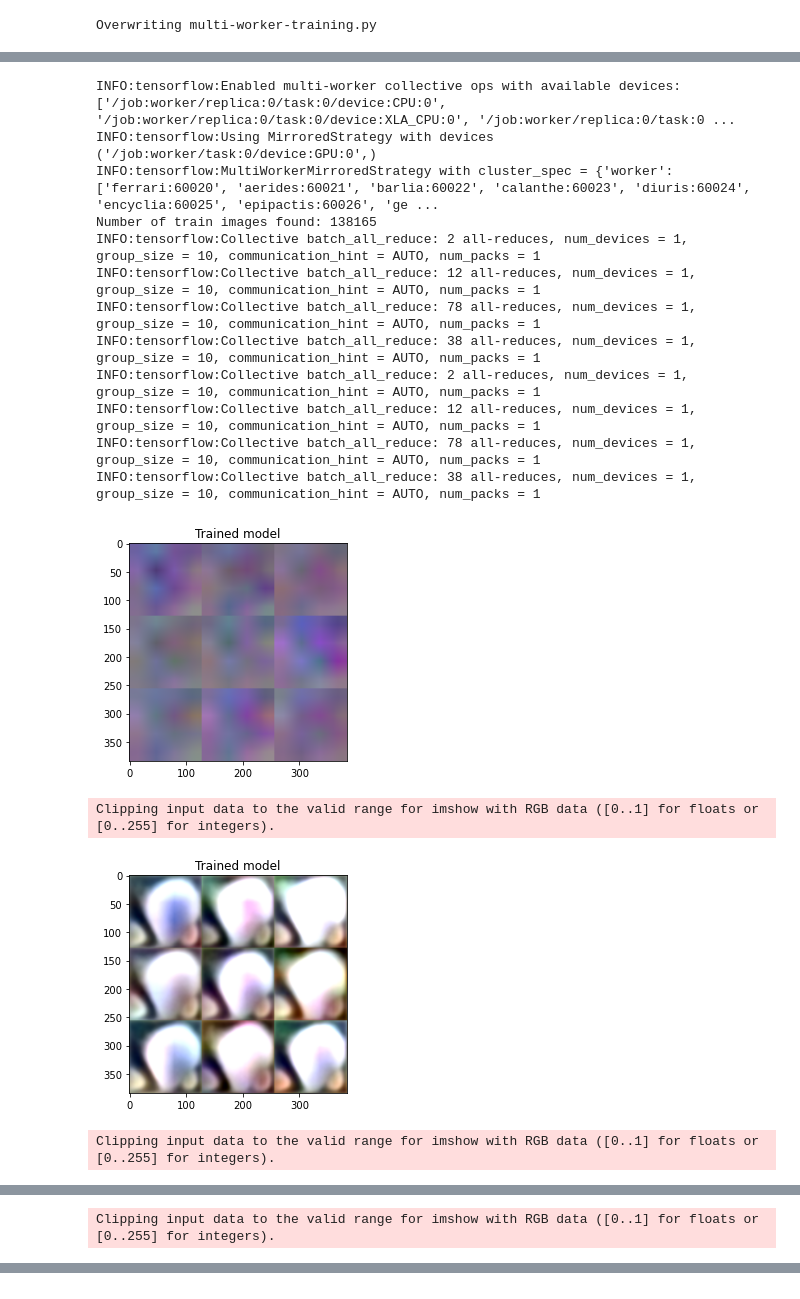
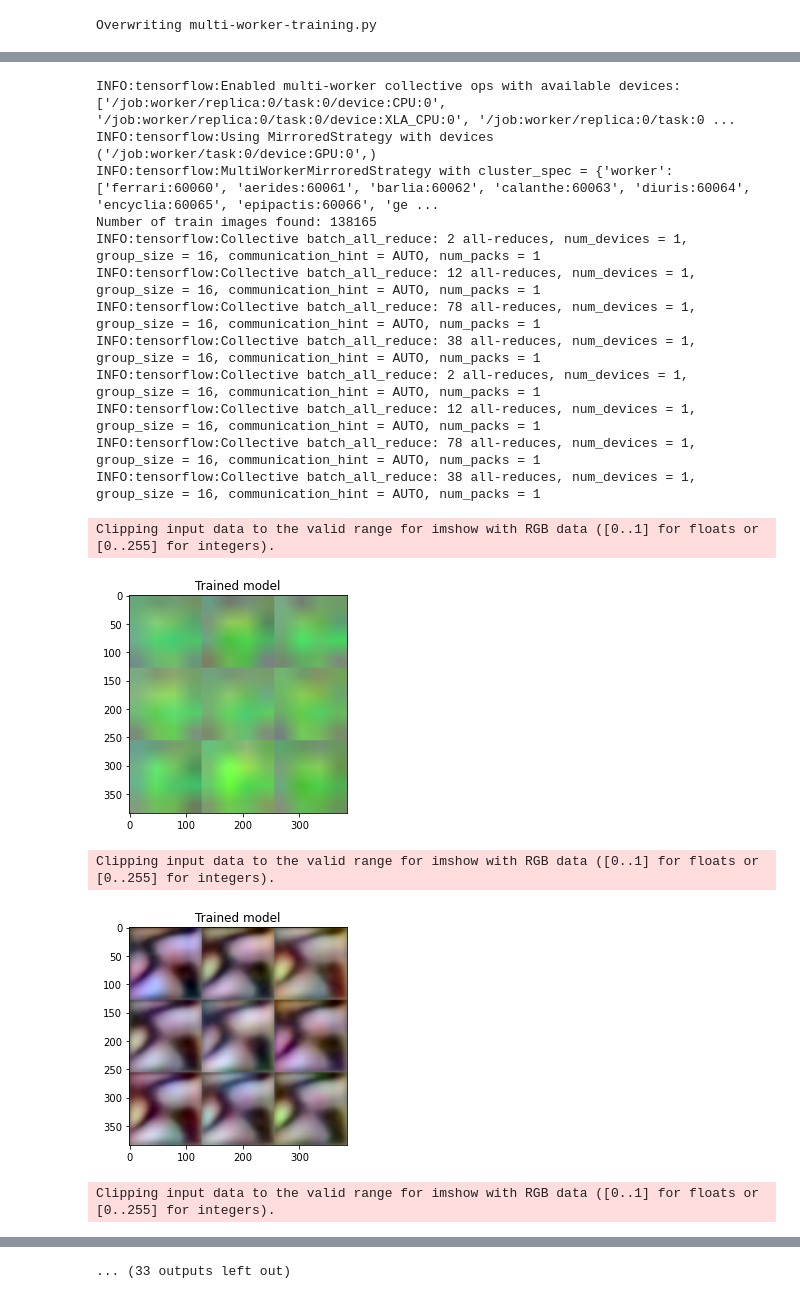
Before and after one commit to leoHeidel/stylegan2-keras, a Jupyter notebook: multi-worker-setup.ipynb, the cells around one changed output, grey strips where cells are left out. Drawn from its saved outputs; the diff is of its cells as text; code cells hidden in the pictures.

```diff
--- a/multi-worker-setup.ipynb
+++ b/multi-worker-setup.ipynb
@@ -134,14 +164,14 @@ tf_config = json.loads(os.environ['TF_CONFIG'])
 num_workers = len(tf_config['cluster']['worker'])
 
 im_size = 128
-latent_size = 256
-channels = 24 # Should be at least 32 for good results
+latent_size = 512
+channels = 32 # Should be at least 32 for good results
 #Chosing the number of layer this way, means we start with 4x4
 nb_layer = int(np.log2(im_size) - 1)
 
 path="/Data/leo/dogs-face-2015/*jpg"
 
-per_worker_batch_size = 16
+per_worker_batch_size = 12
 global_batch_size = per_worker_batch_size * num_workers
 
 
@@ -155,14 +185,16 @@ with strategy.scope():
                                             latent_size=latent_size,
                                             channels=channels,
                                             nb_layer=nb_layer,
-                                            global_batch_size=global_batch_size)
+                                            global_batch_size=global_batch_size,
+                                            lr = 0.0001)
     model.compile(run_eagerly=True)
 
 dataset = lib_stylegan.dataset.train_dataset(path,
                                              n_layers=nb_layer,
                                              im_size=im_size,
                                              batch_size=per_worker_batch_size,
-                                             latent_size=latent_size
+                                             latent_size=latent_size,
+                                             random_seed=int(tf_config["task"]["index"])
                                             )
 
 
@@ -170,8 +202,14 @@ dataset = lib_stylegan.dataset.train_dataset(path,
 for args in dataset.take(1):
     per_replica_losses = strategy.run(model.train_step, args=(args,))
 
-for i in range(200):
-    steps_per_epoch = 150000//global_batch_size
+
+print(model.steps)
+print(args[-1].numpy())
+
+
+for i in range(1):
+    #steps_per_epoch = 150000//global_batch_size
+    steps_per_epoch = 16
 
     for args in tqdm.tqdm(dataset.take(steps_per_epoch), total=steps_per_epoch):
         per_replica_losses = strategy.run(model.train_step, args=(args,))
@@ -229,7 +273,8 @@ Running on isotria
 # %%
-for p in processes:
+for i,p in enumerate(processes):
     try :
         stdout, stderr = p.communicate(timeout=0.5)
+        print("News for", machine_names[i])
         print(stdout)
         print(stderr)
     except subprocess.TimeoutExpired:
@@ -295,14 +342,14 @@ num_workers = len(tf_config['cluster']['worker'])
 
 
 im_size = 128
-latent_size = 256
-channels = 24 # Should be at least 32 for good results
+latent_size = 512
+channels = 32 # Should be at least 32 for good results
 #Chosing the number of layer this way, means we start with 4x4
 nb_layer = int(np.log2(im_size) - 1)
 
 path="/Data/leo/dogs-face-2015/*jpg"
 
-per_worker_batch_size = 16
+per_worker_batch_size = 12
 global_batch_size = per_worker_batch_size * num_workers
 
 
@@ -315,47 +362,54 @@ with strategy.scope():
     model = lib_stylegan.style_gan.StyleGan(im_size=im_size,
                                             latent_size=latent_size,
                                             channels=channels,
                                             nb_layer=nb_layer,
-                                            global_batch_size=global_batch_size)
+                                            global_batch_size=global_batch_size,
+                                            lr = 0.0001)
     model.compile(run_eagerly=True)
 
 dataset = lib_stylegan.dataset.train_dataset(path,
                                              n_layers=nb_layer,
                                              im_size=im_size,
                                              batch_size=per_worker_batch_size,
-                                             latent_size=latent_size
+                                             latent_size=latent_size,
+                                             random_seed=int(tf_config["task"]["index"])
                                             )
 
 
 
 for args in dataset.take(1):
     per_replica_losses = strategy.run(model.train_step, args=(args,))
 
-for i in range(200):
+print(model.steps)
+print(args[-1].numpy())
+
+for i in range(1):
     plt.imshow(evaluate(model.M,model.S,model.G))
     plt.title("Trained model")
     plt.show()
 
-    steps_per_epoch = 150000//global_batch_size
+    #steps_per_epoch = 150000//global_batch_size
+    steps_per_epoch = 16
 
     for args in tqdm.tqdm(dataset.take(steps_per_epoch), total=steps_per_epoch):
         per_replica_losses = strategy.run(model.train_step, args=(args,))
 
     model.save_weights(f"models/model-{i}.tf")
 # %% [output]
 INFO:tensorflow:Enabled multi-worker collective ops with available devices: ['/job:worker/replica:0/task:0/device:CPU:0', '/job:worker/replica:0/task:0/device:XLA_CPU:0', '/job:worker/replica:0/task:0 ...
 INFO:tensorflow:Using MirroredStrategy with devices ('/job:worker/task:0/device:GPU:0',)
-INFO:tensorflow:MultiWorkerMirroredStrategy with cluster_spec = {'worker': ['ferrari:60020', 'aerides:60021', 'barlia:60022', 'calanthe:60023', 'diuris:60024', 'encyclia:60025', 'epipactis:60026', 'ge ...
+INFO:tensorflow:MultiWorkerMirroredStrategy with cluster_spec = {'worker': ['ferrari:60060', 'aerides:60061', 'barlia:60062', 'calanthe:60063', 'diuris:60064', 'encyclia:60065', 'epipactis:60066', 'ge ...
 Number of train images found: 138165
-INFO:tensorflow:Collective batch_all_reduce: 2 all-reduces, num_devices = 1, group_size = 10, communication_hint = AUTO, num_packs = 1
-INFO:tensorflow:Collective batch_all_reduce: 12 all-reduces, num_devices = 1, group_size = 10, communication_hint = AUTO, num_packs = 1
-INFO:tensorflow:Collective batch_all_reduce: 78 all-reduces, num_devices = 1, group_size = 10, communication_hint = AUTO, num_packs = 1
-INFO:tensorflow:Collective batch_all_reduce: 38 all-reduces, num_devices = 1, group_size = 10, communication_hint = AUTO, num_packs = 1
-INFO:tensorflow:Collective batch_all_reduce: 2 all-reduces, num_devices = 1, group_size = 10, communication_hint = AUTO, num_packs = 1
-INFO:tensorflow:Collective batch_all_reduce: 12 all-reduces, num_devices = 1, group_size = 10, communication_hint = AUTO, num_packs = 1
-INFO:tensorflow:Collective batch_all_reduce: 78 all-reduces, num_devices = 1, group_size = 10, communication_hint = AUTO, num_packs = 1
-INFO:tensorflow:Collective batch_all_reduce: 38 all-reduces, num_devices = 1, group_size = 10, communication_hint = AUTO, num_packs = 1
+INFO:tensorflow:Collective batch_all_reduce: 2 all-reduces, num_devices = 1, group_size = 16, communication_hint = AUTO, num_packs = 1
+INFO:tensorflow:Collective batch_all_reduce: 12 all-reduces, num_devices = 1, group_size = 16, communication_hint = AUTO, num_packs = 1
+INFO:tensorflow:Collective batch_all_reduce: 78 all-reduces, num_devices = 1, group_size = 16, communication_hint = AUTO, num_packs = 1
+INFO:tensorflow:Collective batch_all_reduce: 38 all-reduces, num_devices = 1, group_size = 16, communication_hint = AUTO, num_packs = 1
+INFO:tensorflow:Collective batch_all_reduce: 2 all-reduces, num_devices = 1, group_size = 16, communication_hint = AUTO, num_packs = 1
+INFO:tensorflow:Collective batch_all_reduce: 12 all-reduces, num_devices = 1, group_size = 16, communication_hint = AUTO, num_packs = 1
+INFO:tensorflow:Collective batch_all_reduce: 78 all-reduces, num_devices = 1, group_size = 16, communication_hint = AUTO, num_packs = 1
+INFO:tensorflow:Collective batch_all_reduce: 38 all-reduces, num_devices = 1, group_size = 16, communication_hint = AUTO, num_packs = 1
+Clipping input data to the valid range for imshow with RGB data ([0..1] for floats or [0..255] for integers).
-[figure, old version]
+[figure, new version]
-Clipping input data to the valid range for imshow with RGB data ([0..1] for floats or [0..255] for integers).
+Clipping input data to the valid range for imshow with RGB data ([0..1] for floats or [0..255] for integers).
-[figure, old version]
+[figure, new version]
-Clipping input data to the valid range for imshow with RGB data ([0..1] for floats or [0..255] for integers).
+Clipping input data to the valid range for imshow with RGB data ([0..1] for floats or [0..255] for integers).
@@ -363 +416,0 @@ Clipping input data to the valid range for imshow with RGB data ([0..1] for floa
-Clipping input data to the valid range for imshow with RGB data ([0..1] for floats or [0..255] for integers).
@@ -364,0 +422 @@ Clipping input data to the valid range for imshow with RGB data ([0..1] for floa
+... (33 outputs left out)
```
Also changed, not shown: parts of 11 cells of this notebook, 1 other file.
